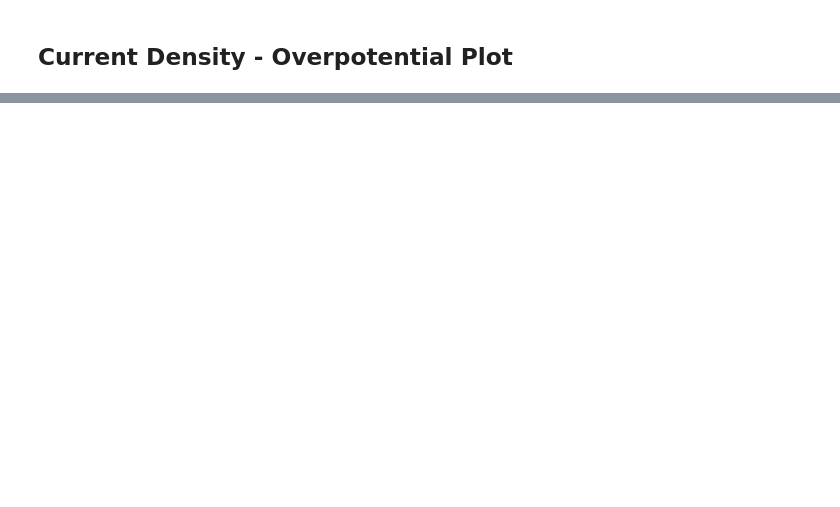
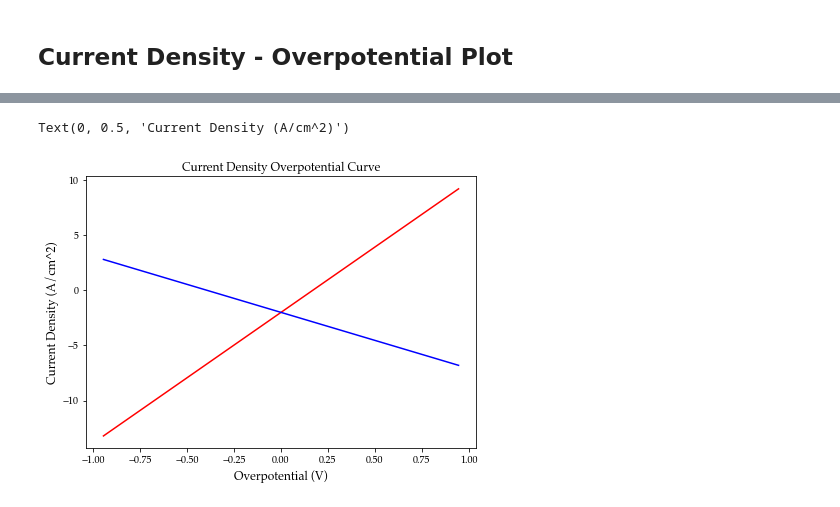
Before and after one commit to jmsieffer/ChemPhysicsMisc, a Jupyter notebook: ChemPhysicsMisc/MiscScienceScripts/ButlerVolmer.ipynb, the cells around one changed output, grey strips where cells are left out. Saved outputs shown, nothing was run; the diff lists cells and outputs as text; code cells hidden in the pictures; blank space fills up the shorter version.

```diff
--- a/ChemPhysicsMisc/MiscScienceScripts/ButlerVolmer.ipynb
+++ b/ChemPhysicsMisc/MiscScienceScripts/ButlerVolmer.ipynb
@@ -59,0 +75,7 @@ plt.plot(Eta,CurrentDensityc)
+# %%
+#Deriving log of current density
+CurrentDensityTotal = CurrentDensitya+CurrentDensityc
+logja = np.log10(CurrentDensitya)
+TafelCurrentDensityc = -CurrentDensityc
+logjc = np.log10(TafelCurrentDensityc)
+logjc
@@ -59,0 +100,27 @@ plt.plot(Eta,CurrentDensityc)
+# %%
+#Plotting for Tafel Plot
+
+fig = plt.figure(figsize = (7,5))
+
+#Axis limits
+#plt.xlim(min(Eta),max(Eta))
+#plt.ylim(-600,600)
+#plt.xlim(-.1,.1)
+#plt.ylim(-.04,.08)
+
+
+plt.plot(Eta,logja, color = 'red')
+plt.plot(Eta,logjc, color = 'blue')
+#plt.plot(Eta,CurrentDensitya+CurrentDensityc, color = 'black')
+
+#Font selection
+matplotlib.rcParams['font.serif'] = "Palatino"
+matplotlib.rcParams['font.family'] = "serif"
+
+#Plot Labeling
+plt.title('Current Density Overpotential Curve')
+plt.xlabel('Overpotential (V)', fontsize = '12')
+plt.ylabel('Current Density (A/cm^2)', fontsize = '12')
+# %% [output]
+Text(0, 0.5, 'Current Density (A/cm^2)')
+[figure, added]
```
Also changed, not shown: parts of 5 cells of this notebook.
